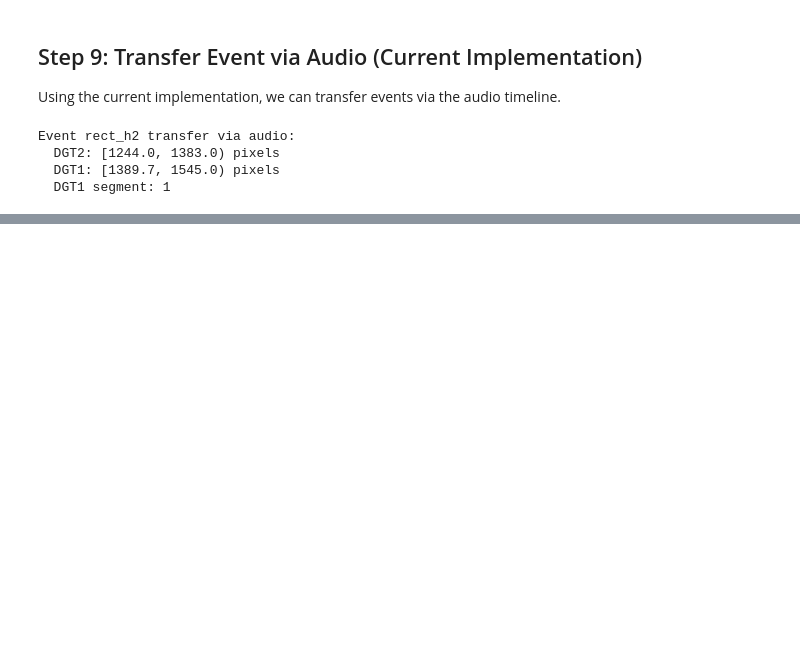
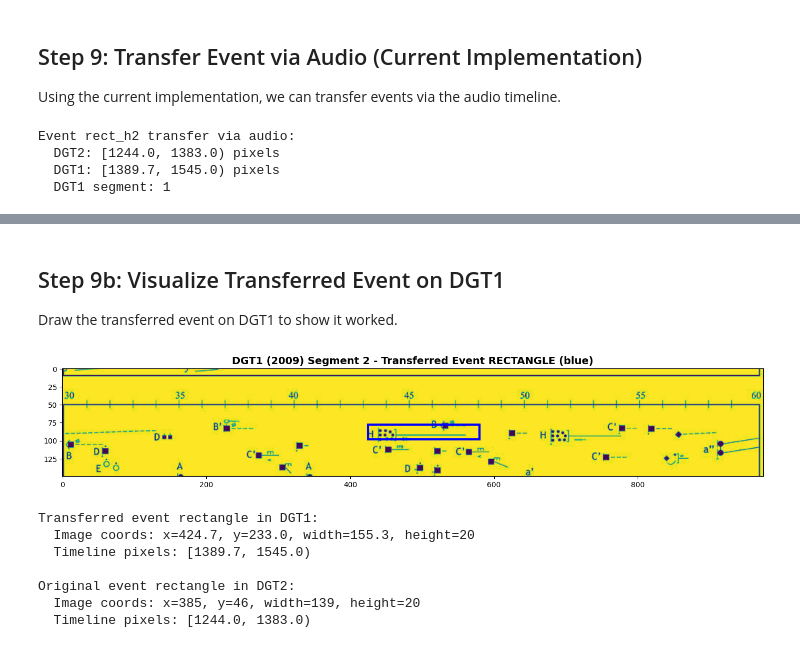
Before and after one commit to TimeToAlign/timetoalign, a Jupyter notebook: docs/notebooks/07_alignment_thoresen.ipynb, the cells around one changed output, grey strips where cells are left out. Saved outputs shown, nothing was run; the diff lists cells and outputs as text; code cells hidden in the pictures; blank space fills up the shorter version.

```diff
--- a/docs/notebooks/07_alignment_thoresen.ipynb
+++ b/docs/notebooks/07_alignment_thoresen.ipynb
@@ -334,2 +435,72 @@ The full implementation will include:
 
 This will enable more accurate event transfer that respects segment boundaries and local deformations.
+# %% [markdown]
+## Step 9b: Visualize Transferred Event on DGT1
+
+Draw the transferred event on DGT1 to show it worked.
+# %%
+# Calculate DGT1 image coordinates for the transferred event
+# We need to find the local x-position within the segment
+# Get original event rectangle from TSV
+evt_tuple = THORESEN_EVENTS[4]  # rect_h2
+event_id, seg_idx_dgt2, img_x_dgt2, img_y_dgt2, img_width_dgt2, img_height_dgt2, start_time, duration = evt_tuple
+# Calculate DGT1 segment and local x-position
+dgt1_seg_idx = int(h_start_dgt1 / 967)
+dgt1_local_x_start = h_start_dgt1 - (dgt1_seg_idx * 967)
+dgt1_local_x_width = h_end_dgt1 - h_start_dgt1
+# Calculate DGT1 image x-coordinate (add back segment x0)
+dgt1_img_x = DGT1_X0 + dgt1_local_x_start
+dgt1_img_width = dgt1_local_x_width
+# Calculate Y-coordinate transformation
+# Get y-offset from segment baseline in DGT2
+dgt2_y0 = DGT2_SEGMENT_BOUNDS[seg_idx_dgt2][2]  # y-position of DGT2 segment
+dgt2_y_offset = img_y_dgt2 - dgt2_y0  # Offset from baseline
+# Apply same offset to DGT1 segment
+dgt1_y0 = DGT1_Y_POSITIONS[dgt1_seg_idx]
+dgt1_img_y = dgt1_y0 + dgt2_y_offset
+dgt1_img_height = img_height_dgt2  # Height should be preserved
+# Load DGT1 image and draw rectangle
+import matplotlib.pyplot as plt
+import matplotlib.patches as patches
+from PIL import Image
+dgt1_img = Image.open(dgt1_image)
+# Crop to show the relevant segment
+y_start = DGT1_Y_POSITIONS[dgt1_seg_idx] - 50
+y_end = DGT1_Y_POSITIONS[dgt1_seg_idx] + 100
+dgt1_cropped = dgt1_img.crop((0, y_start, dgt1_img.width, y_end))
+# Adjust rectangle y-coordinate for cropped image
+rect_y_adjusted = dgt1_img_y - y_start
+fig, ax = plt.subplots(figsize=(14, 3))
+ax.imshow(dgt1_cropped)
+# Draw rectangle at calculated coordinates
+rect = patches.Rectangle(
+    (dgt1_img_x, rect_y_adjusted), dgt1_img_width, dgt1_img_height,
+    linewidth=3, edgecolor='blue', facecolor='none'
+)
+ax.add_patch(rect)
+ax.set_title(f"DGT1 (2009) Segment {dgt1_seg_idx+1} - Transferred Event RECTANGLE (blue)",
+             fontsize=14, fontweight='bold')
+ax.axis('on')
+plt.tight_layout()
+plt.show()
+# Calculate DGT2 timeline coordinates for comparison
+dgt2_segment_lengths = [x1 - x0 for x0, x1, _ in DGT2_SEGMENT_BOUNDS]
+dgt2_segment_offset = sum(dgt2_segment_lengths[:seg_idx_dgt2])
+dgt2_x0, _, _ = DGT2_SEGMENT_BOUNDS[seg_idx_dgt2]
+dgt2_start_timeline = dgt2_segment_offset + (img_x_dgt2 - dgt2_x0)
+dgt2_end_timeline = dgt2_start_timeline + img_width_dgt2
+print(f"\nTransferred event rectangle in DGT1:")
+print(f"  Image coords: x={dgt1_img_x:.1f}, y={dgt1_img_y:.1f}, width={dgt1_img_width:.1f}, height={dgt1_img_height:.0f}")
+print(f"  Timeline pixels: [{h_start_dgt1:.1f}, {h_end_dgt1:.1f})")
+print(f"\nOriginal event rectangle in DGT2:")
+print(f"  Image coords: x={img_x_dgt2}, y={img_y_dgt2}, width={img_width_dgt2}, height={img_height_dgt2}")
+print(f"  Timeline pixels: [{dgt2_start_timeline:.1f}, {dgt2_end_timeline:.1f})")
+# %% [output]
+[figure, added]
+Transferred event rectangle in DGT1:
+  Image coords: x=424.7, y=233.0, width=155.3, height=20
+  Timeline pixels: [1389.7, 1545.0)
+
+Original event rectangle in DGT2:
+  Image coords: x=385, y=46, width=139, height=20
+  Timeline pixels: [1244.0, 1383.0)
```
Also changed, not shown: parts of 8 cells of this notebook, 1 other file.
